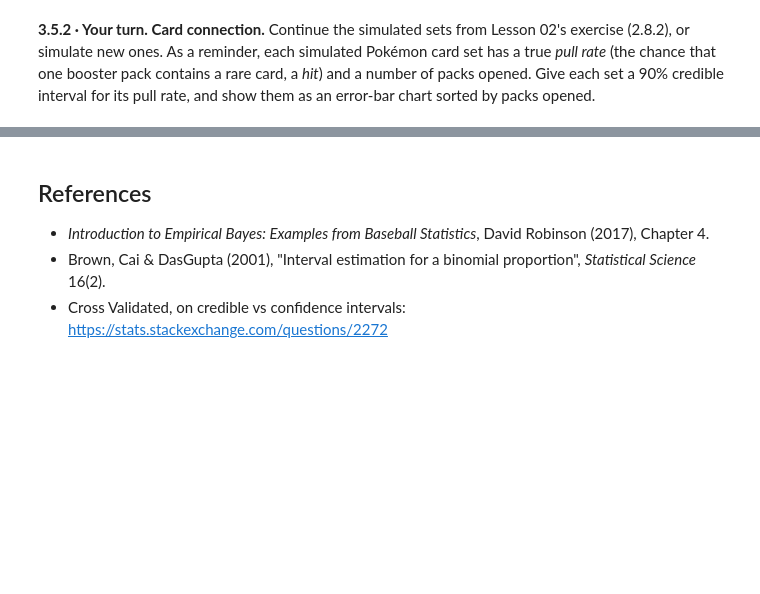
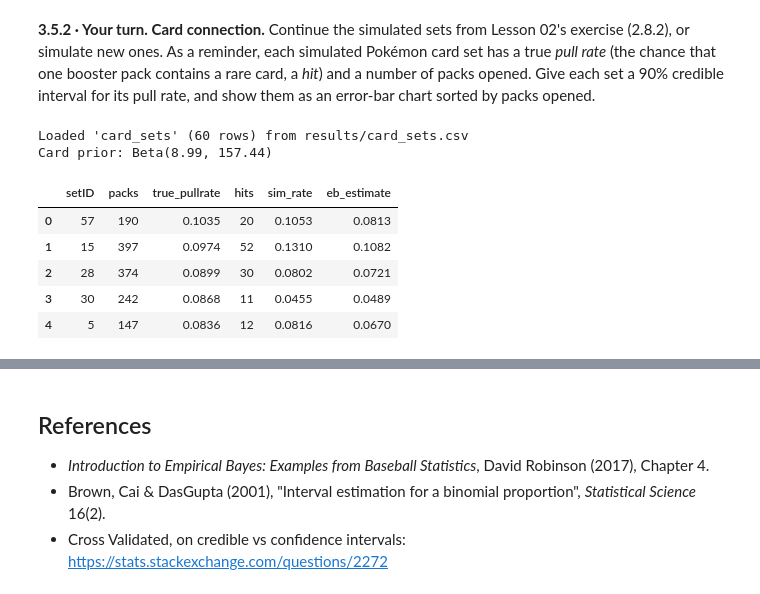
Before and after one commit to jliu771/BayesBaseballCardsandComputers, a Jupyter notebook: empirical_bayes/03_credible_intervals_JLanswers.ipynb, the cells around one changed output, grey strips where cells are left out. Drawn from its saved outputs; the diff is of its cells as text; code cells hidden in the pictures; blank space fills up the shorter version.

```diff
--- a/empirical_bayes/03_credible_intervals_JLanswers.ipynb
+++ b/empirical_bayes/03_credible_intervals_JLanswers.ipynb
@@ -216,5 +216,21 @@ With increasing evidence, credible and confidence intervals start to converge (u
 # 3.5.1 · Your code here
 # %% [markdown]
 **3.5.2 · Your turn.** **Card connection.** Continue the simulated sets from Lesson 02's exercise (2.8.2), or simulate new ones. As a reminder, each simulated Pokémon card set has a true *pull rate* (the chance that one booster pack contains a rare card, a *hit*) and a number of packs opened. Give each set a 90% credible interval for its pull rate, and show them as an error-bar chart sorted by packs opened.
+# %%
+# 3.5.2 · Setup: load the card sets and card prior saved after 2.8.2
+sets = eb_data.load_saved_table("card_sets")
+p = eb_data.load_result("card_prior")
+alpha_pull, beta_pull = p["alpha0"], p["beta0"]
+print(f"Card prior: Beta({alpha_pull:.2f}, {beta_pull:.2f})")
+sets.head()
+# %% [output]
+Loaded 'card_sets' (60 rows) from results/card_sets.csv
+Card prior: Beta(8.99, 157.44)
+|  | setID | packs | true_pullrate | hits | sim_rate | eb_estimate |
+| 0 | 57 | 190 | 0.1035 | 20 | 0.1053 | 0.0813 |
+| 1 | 15 | 397 | 0.0974 | 52 | 0.1310 | 0.1082 |
+| 2 | 28 | 374 | 0.0899 | 30 | 0.0802 | 0.0721 |
+| 3 | 30 | 242 | 0.0868 | 11 | 0.0455 | 0.0489 |
+| 4 | 5 | 147 | 0.0836 | 12 | 0.0816 | 0.0670 |
 # %%
 # 3.5.2 · Your code here
```
Also changed, not shown: parts of 3 cells of this notebook, 8 other files.
